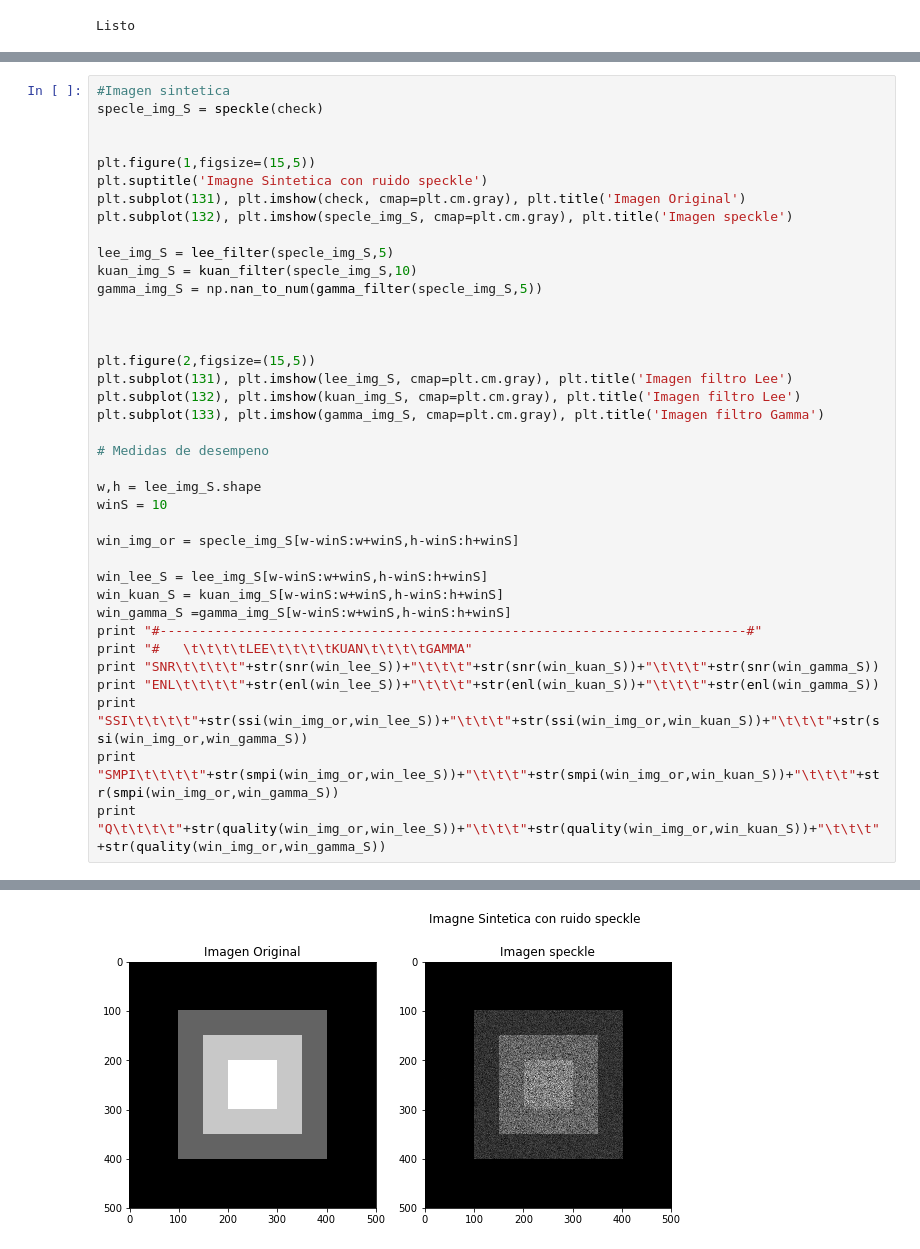
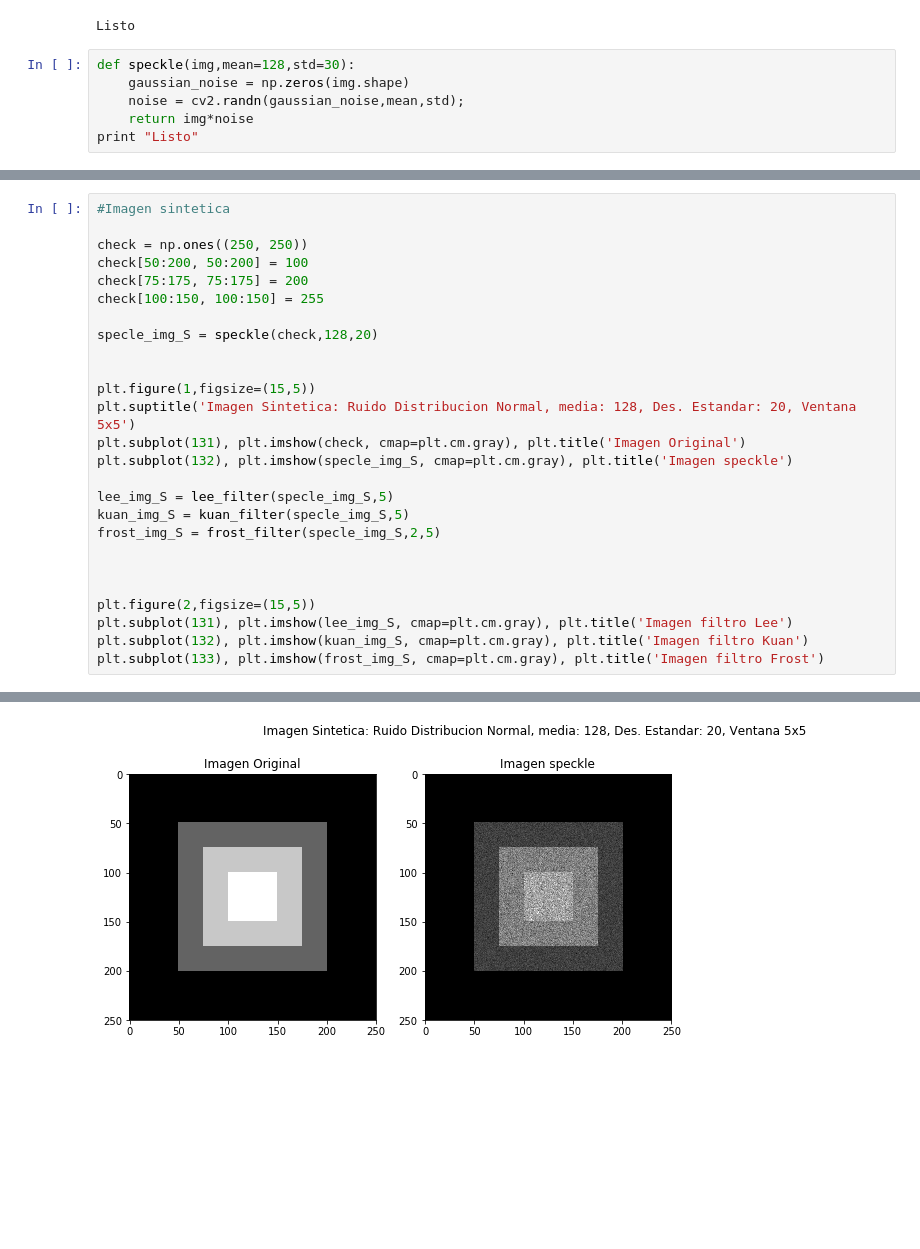
Before and after one commit to seradiazpin/MachineVisionUnal, a Jupyter notebook: Tarea4/Tarea4.ipynb, the cells around one changed output, grey strips where cells are left out. Drawn from its saved outputs; the diff is of its cells as text; blank space fills up the shorter version.

```diff
--- a/Tarea4/Tarea4.ipynb
+++ b/Tarea4/Tarea4.ipynb
@@ -26,3 +26,9 @@ img = cv2.imread('Fig/face.png',0)
 print "Listo"
 # %% [output]
 Listo
+# %%
+def speckle(img,mean=128,std=30):
+    gaussian_noise = np.zeros(img.shape)
+    noise = cv2.randn(gaussian_noise,mean,std);
+    return img*noise
+print "Listo"
@@ -146,39 +261,27 @@ Listo
 # %%
 #Imagen sintetica
-specle_img_S = speckle(check)
+
+check = np.ones((250, 250))
+check[50:200, 50:200] = 100
+check[75:175, 75:175] = 200
+check[100:150, 100:150] = 255
+
+specle_img_S = speckle(check,128,20)
 
 
 plt.figure(1,figsize=(15,5))
-plt.suptitle('Imagne Sintetica con ruido speckle')
+plt.suptitle('Imagen Sintetica: Ruido Distribucion Normal, media: 128, Des. Estandar: 20, Ventana 5x5')
 plt.subplot(131), plt.imshow(check, cmap=plt.cm.gray), plt.title('Imagen Original')
 plt.subplot(132), plt.imshow(specle_img_S, cmap=plt.cm.gray), plt.title('Imagen speckle')
 
 lee_img_S = lee_filter(specle_img_S,5)
-kuan_img_S = kuan_filter(specle_img_S,10)
-gamma_img_S = np.nan_to_num(gamma_filter(specle_img_S,5))
+kuan_img_S = kuan_filter(specle_img_S,5)
+frost_img_S = frost_filter(specle_img_S,2,5)
 
 
 
 plt.figure(2,figsize=(15,5))
 plt.subplot(131), plt.imshow(lee_img_S, cmap=plt.cm.gray), plt.title('Imagen filtro Lee')
-plt.subplot(132), plt.imshow(kuan_img_S, cmap=plt.cm.gray), plt.title('Imagen filtro Lee')
-plt.subplot(133), plt.imshow(gamma_img_S, cmap=plt.cm.gray), plt.title('Imagen filtro Gamma')
-
-# Medidas de desempeno
-
-w,h = lee_img_S.shape
-winS = 10
-
-win_img_or = specle_img_S[w-winS:w+winS,h-winS:h+winS]
-
-win_lee_S = lee_img_S[w-winS:w+winS,h-winS:h+winS]
-win_kuan_S = kuan_img_S[w-winS:w+winS,h-winS:h+winS]
-win_gamma_S =gamma_img_S[w-winS:w+winS,h-winS:h+winS]
-print "#---------------------------------------------------------------------------#"
-print "#   \t\t\t\tLEE\t\t\t\tKUAN\t\t\t\tGAMMA"
-print "SNR\t\t\t\t"+str(snr(win_lee_S))+"\t\t\t"+str(snr(win_kuan_S))+"\t\t\t"+str(snr(win_gamma_S))
-print "ENL\t\t\t\t"+str(enl(win_lee_S))+"\t\t\t"+str(enl(win_kuan_S))+"\t\t\t"+str(enl(win_gamma_S))
-print "SSI\t\t\t\t"+str(ssi(win_img_or,win_lee_S))+"\t\t\t"+str(ssi(win_img_or,win_kuan_S))+"\t\t\t"+str(ssi(win_img_or,win_gamma_S))
-print "SMPI\t\t\t\t"+str(smpi(win_img_or,win_lee_S))+"\t\t\t"+str(smpi(win_img_or,win_kuan_S))+"\t\t\t"+str(smpi(win_img_or,win_gamma_S))
-print "Q\t\t\t\t"+str(quality(win_img_or,win_lee_S))+"\t\t\t"+str(quality(win_img_or,win_kuan_S))+"\t\t\t"+str(quality(win_img_or,win_gamma_S))
+plt.subplot(132), plt.imshow(kuan_img_S, cmap=plt.cm.gray), plt.title('Imagen filtro Kuan')
+plt.subplot(133), plt.imshow(frost_img_S, cmap=plt.cm.gray), plt.title('Imagen filtro Frost')
 # %% [output]
@@ -192 +291 @@ Q                               24.5792763338                   2.00921363435
-[figure, old version]
+[figure, new version]
```
Also changed, not shown: parts of 18 cells of this notebook, 4 other files.
